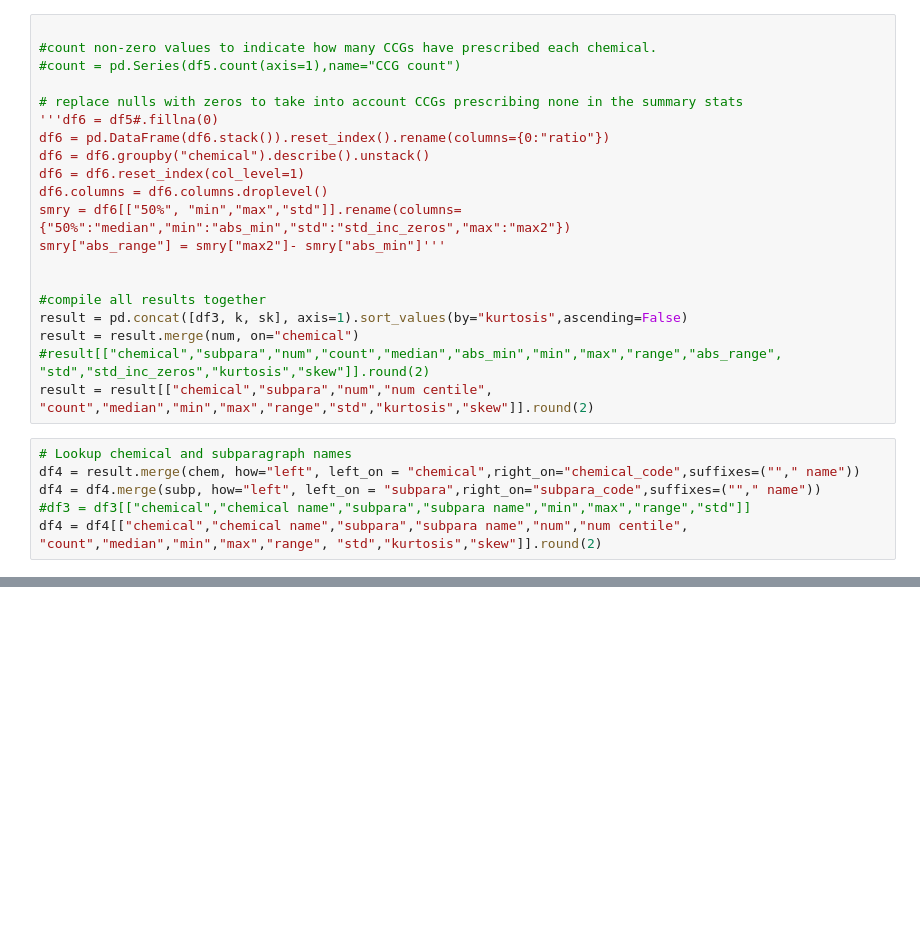
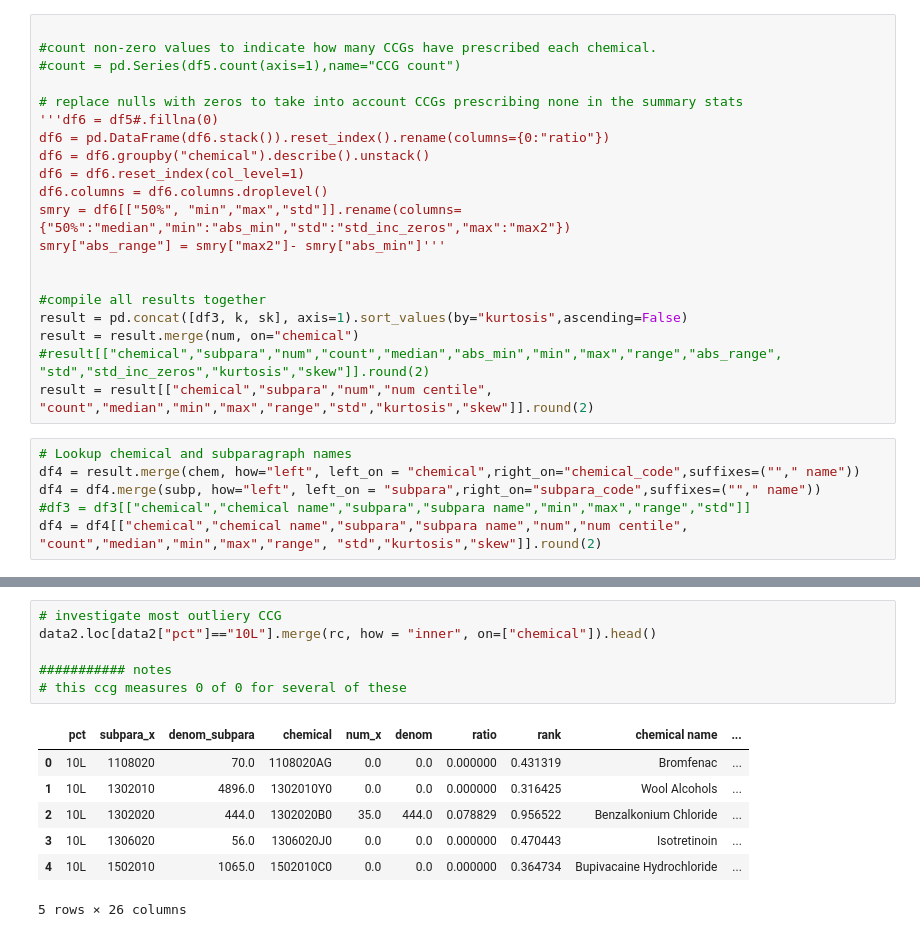
Before and after one commit to ebmdatalab/outlier-detection, a Jupyter notebook: kurtosis/Kurtosis.ipynb, the cells around one changed output, grey strips where cells are left out. Drawn from its saved outputs; the diff is of its cells as text; blank space fills up the shorter version.

```diff
--- a/kurtosis/Kurtosis.ipynb
+++ b/kurtosis/Kurtosis.ipynb
@@ -259,0 +316,14 @@ df4.loc[(df4["range"] >0.1 & df4["num centile"]>1)].sort_values(by=["skew"],asce
+# %%
+# investigate most outliery CCG
+data2.loc[data2["pct"]=="10L"].merge(rc, how = "inner", on=["chemical"]).head()
+
+########### notes
+# this ccg measures 0 of 0 for several of these
+# %% [output]
+|  | pct | subpara_x | denom_subpara | chemical | num_x | denom | ratio | rank | chemical name | ... |
+| 0 | 10L | 1108020 | 70.0 | 1108020AG | 0.0 | 0.0 | 0.000000 | 0.431319 | Bromfenac | ... |
+| 1 | 10L | 1302010 | 4896.0 | 1302010Y0 | 0.0 | 0.0 | 0.000000 | 0.316425 | Wool Alcohols | ... |
+| 2 | 10L | 1302020 | 444.0 | 1302020B0 | 35.0 | 444.0 | 0.078829 | 0.956522 | Benzalkonium Chloride | ... |
+| 3 | 10L | 1306020 | 56.0 | 1306020J0 | 0.0 | 0.0 | 0.000000 | 0.470443 | Isotretinoin | ... |
+| 4 | 10L | 1502010 | 1065.0 | 1502010C0 | 0.0 | 0.0 | 0.000000 | 0.364734 | Bupivacaine Hydrochloride | ... |
+5 rows × 26 columns
```
Also changed, not shown: parts of 11 cells of this notebook.
